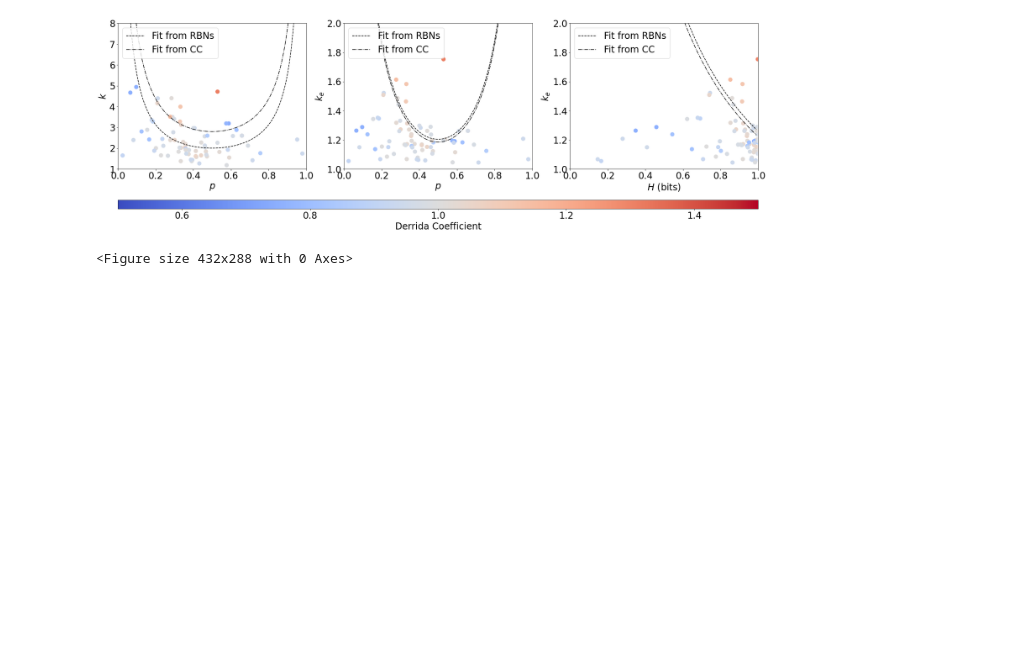
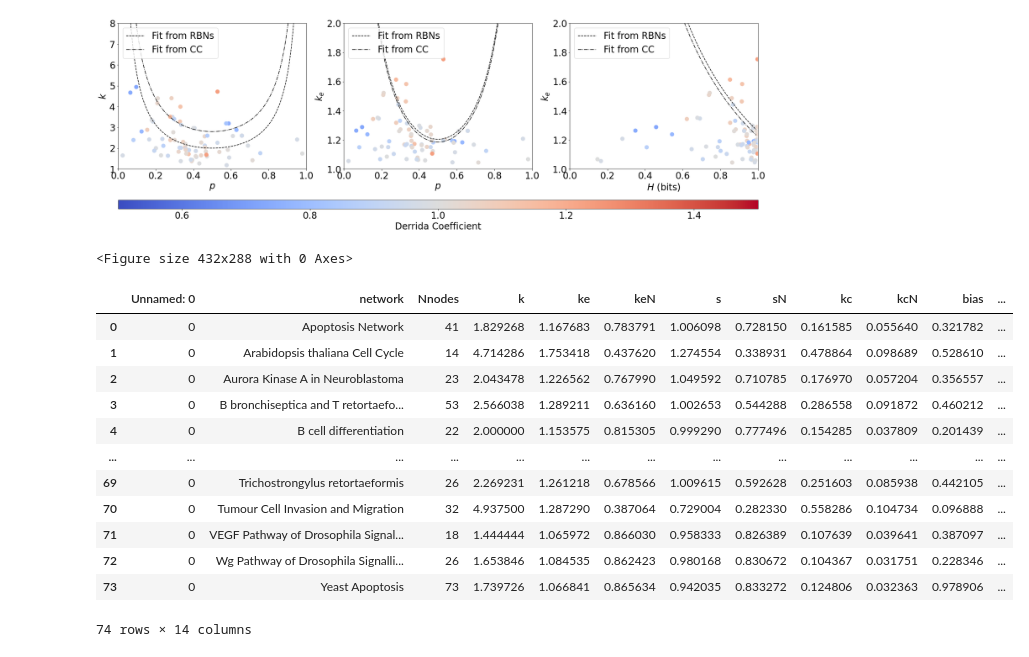
Before and after one commit to fcphysics/CriticalityHeteroBNets, a Jupyter notebook: results_cc.ipynb, the cells around one changed output. Saved outputs shown, nothing was run; the diff lists cells and outputs as text; code cells hidden in the pictures; blank space fills up the shorter version.

```diff
--- a/results_cc.ipynb
+++ b/results_cc.ipynb
@@ -346,3 +346,20 @@ plt.savefig('boundary_fits_on_cc_networks.png')
 # %% [output]
 [figure]
 <Figure size 432x288 with 0 Axes>
+# %%
+dfall2 = pd.read_csv('cc_network_data_5steps.csv')
+dfall2
+# %% [output]
+|  | Unnamed: 0 | network | Nnodes | k | ke | keN | s | sN | kc | kcN | bias | ... |
+| 0 | 0 | Apoptosis Network | 41 | 1.829268 | 1.167683 | 0.783791 | 1.006098 | 0.728150 | 0.161585 | 0.055640 | 0.321782 | ... |
+| 1 | 0 | Arabidopsis thaliana Cell Cycle | 14 | 4.714286 | 1.753418 | 0.437620 | 1.274554 | 0.338931 | 0.478864 | 0.098689 | 0.528610 | ... |
+| 2 | 0 | Aurora Kinase A in Neuroblastoma | 23 | 2.043478 | 1.226562 | 0.767990 | 1.049592 | 0.710785 | 0.176970 | 0.057204 | 0.356557 | ... |
+| 3 | 0 | B bronchiseptica and T retortaefo... | 53 | 2.566038 | 1.289211 | 0.636160 | 1.002653 | 0.544288 | 0.286558 | 0.091872 | 0.460212 | ... |
+| 4 | 0 | B cell differentiation | 22 | 2.000000 | 1.153575 | 0.815305 | 0.999290 | 0.777496 | 0.154285 | 0.037809 | 0.201439 | ... |
+| ... | ... | ... | ... | ... | ... | ... | ... | ... | ... | ... | ... | ... |
+| 69 | 0 | Trichostrongylus retortaeformis | 26 | 2.269231 | 1.261218 | 0.678566 | 1.009615 | 0.592628 | 0.251603 | 0.085938 | 0.442105 | ... |
+| 70 | 0 | Tumour Cell Invasion and Migration | 32 | 4.937500 | 1.287290 | 0.387064 | 0.729004 | 0.282330 | 0.558286 | 0.104734 | 0.096888 | ... |
+| 71 | 0 | VEGF Pathway of Drosophila Signal... | 18 | 1.444444 | 1.065972 | 0.866030 | 0.958333 | 0.826389 | 0.107639 | 0.039641 | 0.387097 | ... |
+| 72 | 0 | Wg Pathway of Drosophila Signalli... | 26 | 1.653846 | 1.084535 | 0.862423 | 0.980168 | 0.830672 | 0.104367 | 0.031751 | 0.228346 | ... |
+| 73 | 0 | Yeast Apoptosis | 73 | 1.739726 | 1.066841 | 0.865634 | 0.942035 | 0.833272 | 0.124806 | 0.032363 | 0.978906 | ... |
+74 rows × 14 columns
```
Also changed, not shown: parts of 13 cells of this notebook, 1 other file.
